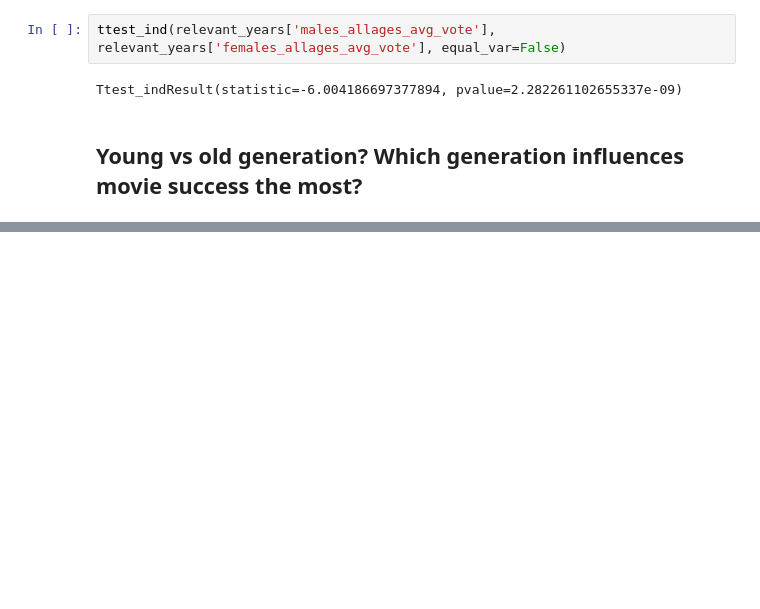
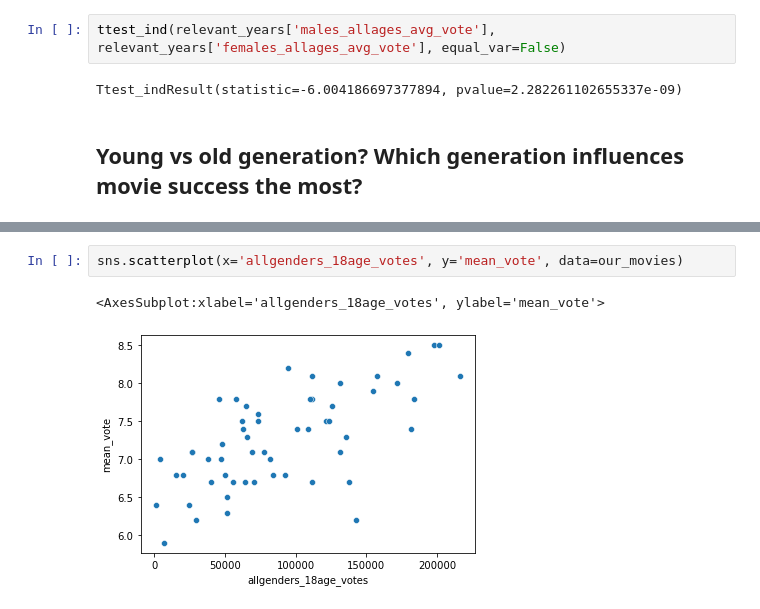
Before and after one commit to epfl-ada/ada-2021-project-f-jab, a Jupyter notebook: RQ4.ipynb, the cells around one changed output, grey strips where cells are left out. Saved outputs shown, nothing was run; the diff lists cells and outputs as text; blank space fills up the shorter version.

```diff
--- a/RQ4.ipynb
+++ b/RQ4.ipynb
@@ -670,0 +687,5 @@ Notes:
+# %%
+sns.scatterplot(x='allgenders_18age_votes', y='mean_vote', data=our_movies)
+# %% [output]
+<AxesSubplot:xlabel='allgenders_18age_votes', ylabel='mean_vote'>
+[figure, added]
```
Also changed, not shown: parts of 13 cells of this notebook.
